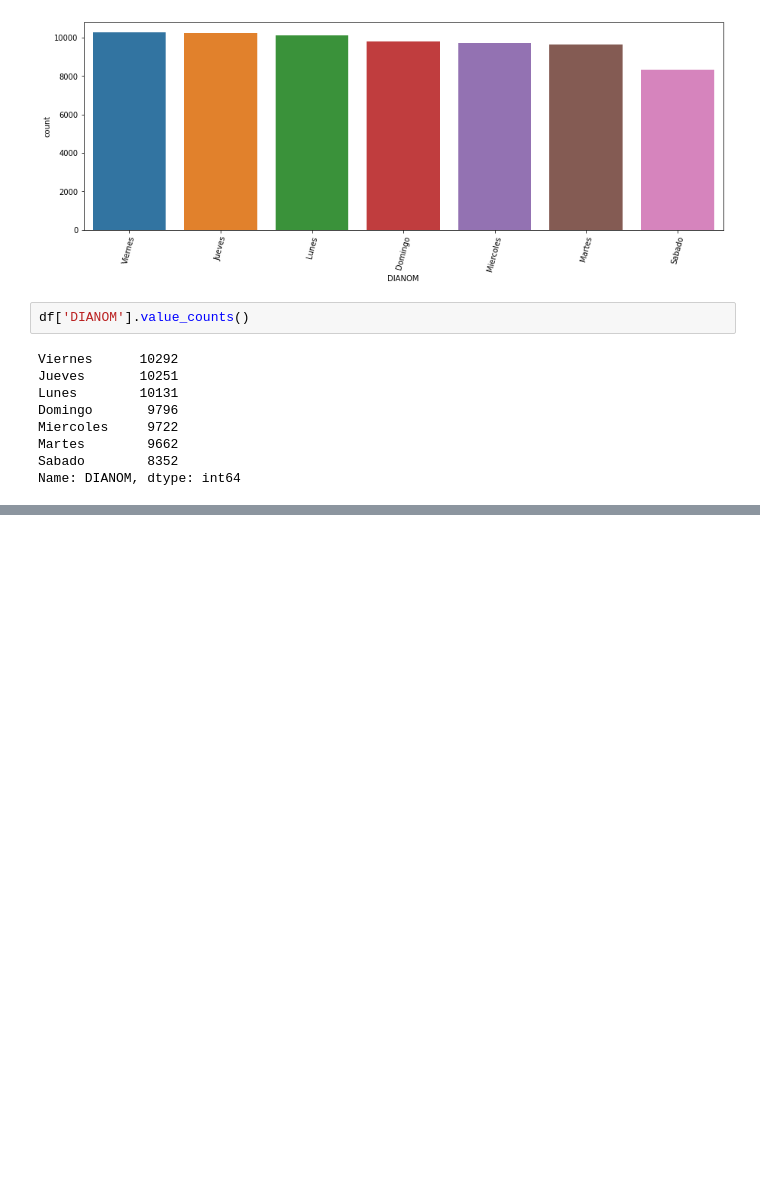
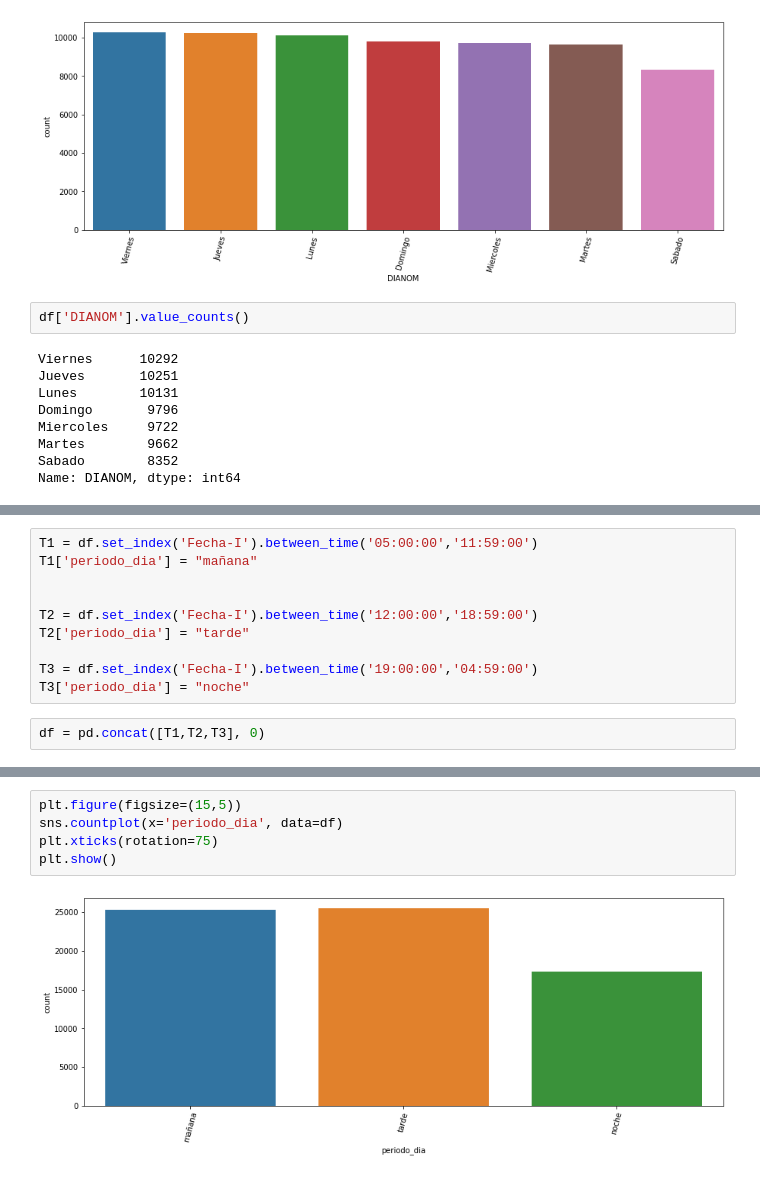
Before and after one commit to OsvaldoMedina/LATAM-Airlines, a Jupyter notebook: solution.ipynb, the cells around one changed output, grey strips where cells are left out. Drawn from its saved outputs; the diff is of its cells as text; blank space fills up the shorter version.

```diff
--- a/solution.ipynb
+++ b/solution.ipynb
@@ -312,0 +367,12 @@ Fecha-I
+# %%
+T1 = df.set_index('Fecha-I').between_time('05:00:00','11:59:00')
+T1['periodo_dia'] = "mañana"
+
+
+T2 = df.set_index('Fecha-I').between_time('12:00:00','18:59:00')
+T2['periodo_dia'] = "tarde"
+
+T3 = df.set_index('Fecha-I').between_time('19:00:00','04:59:00')
+T3['periodo_dia'] = "noche"
+# %%
+df = pd.concat([T1,T2,T3], 0)
@@ -312,0 +407,7 @@ Fecha-I
+# %%
+plt.figure(figsize=(15,5))
+sns.countplot(x='periodo_dia', data=df)
+plt.xticks(rotation=75)
+plt.show()
+# %% [output]
+[figure, added]
```
Also changed, not shown: parts of 17 cells of this notebook, 2 other files.
